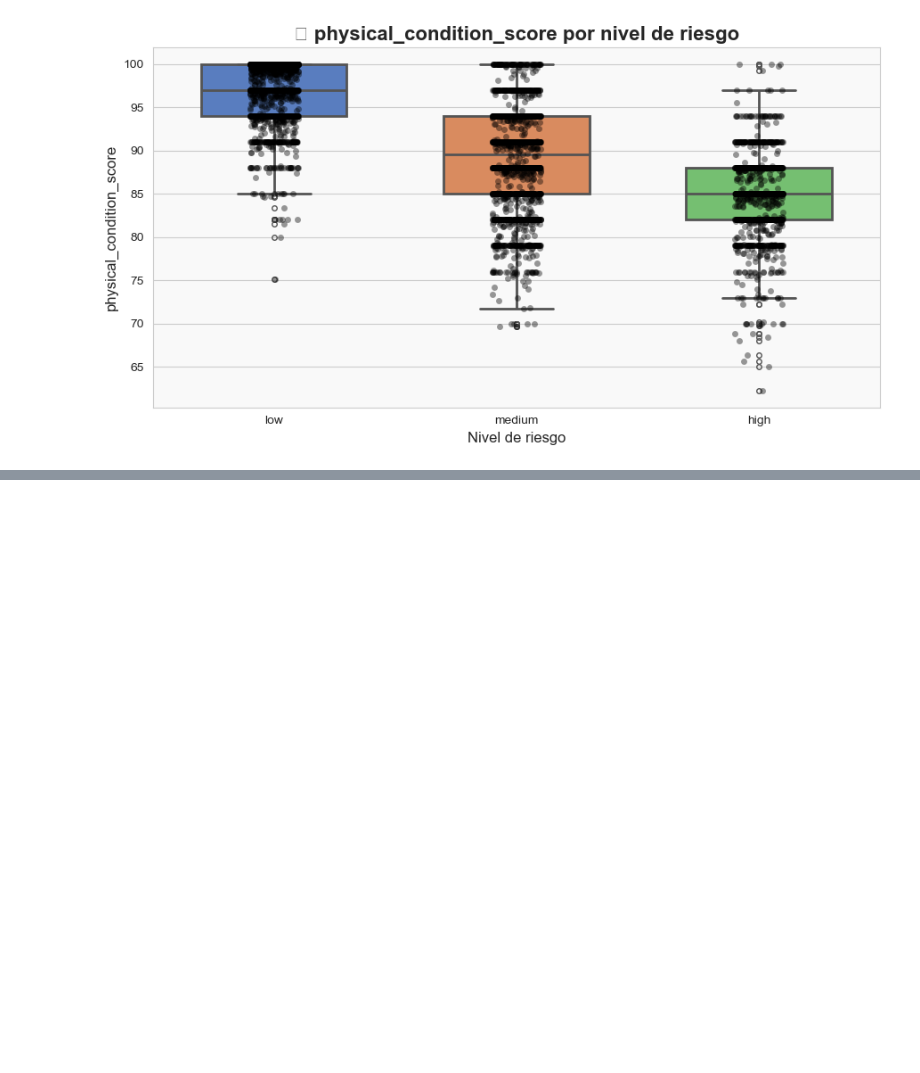
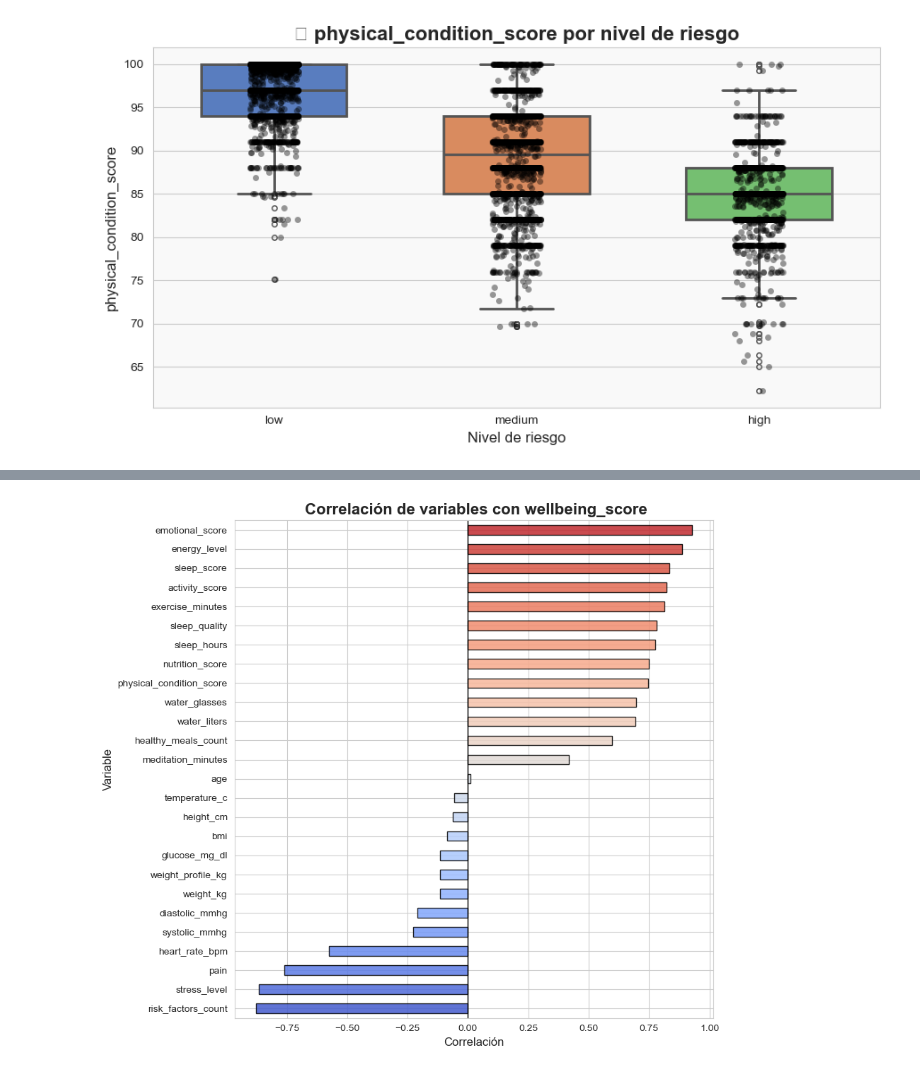
Before and after one commit to KouDionicio/9A-IDGS-ECBD-VitalMind-, a Jupyter notebook: ml-service/app/notebooks/01_exploratory_data_analysis.ipynb, the cells around one changed output, grey strips where cells are left out. Cells and saved outputs as stored; diff of their text form; code cells hidden in the pictures; blank space fills up the shorter version.

```diff
--- a/ml-service/app/notebooks/01_exploratory_data_analysis.ipynb
+++ b/ml-service/app/notebooks/01_exploratory_data_analysis.ipynb
@@ -1219,0 +1392,9 @@ for column in comparison_columns:
+# %%
+wellbeing_correlations = (
+    df[numeric_columns]
+    .corr()["wellbeing_score"]
+    .drop("wellbeing_score")
+    .sort_values()
+)
+
+wellbeing_correlations
@@ -1219,0 +1419,28 @@ for column in comparison_columns:
+# %%
+import matplotlib.pyplot as plt
+import seaborn as sns
+
+sns.set_style("whitegrid")
+sns.set_palette("muted")
+
+plt.figure(figsize=(9,8))
+
+ax = wellbeing_correlations.plot(
+    kind="barh",
+    color=sns.color_palette("coolwarm", len(wellbeing_correlations)),
+    edgecolor="black",
+    alpha=0.85
+)
+
+# Títulos y etiquetas llamativas
+ax.set_title(" Correlación de variables con wellbeing_score", fontsize=16, fontweight="bold")
+ax.set_xlabel("Correlación", fontsize=12)
+ax.set_ylabel("Variable", fontsize=12)
+
+# Línea vertical en 0 para referencia
+plt.axvline(0, color="black", linewidth=1)
+
+plt.tight_layout()
+plt.show()
+# %% [output]
+[figure, added]
```
Also changed, not shown: parts of 19 cells of this notebook.
